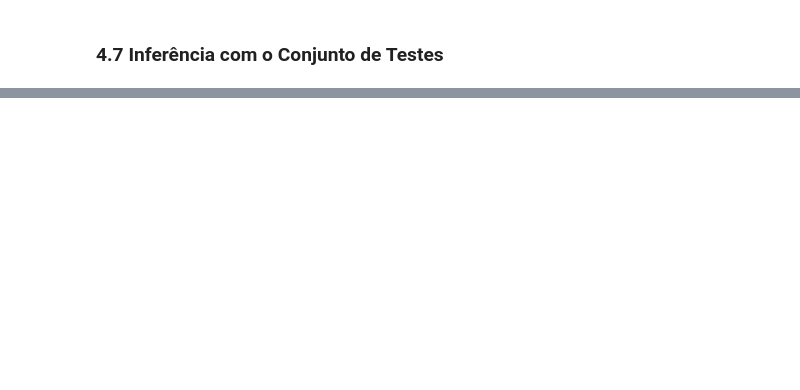
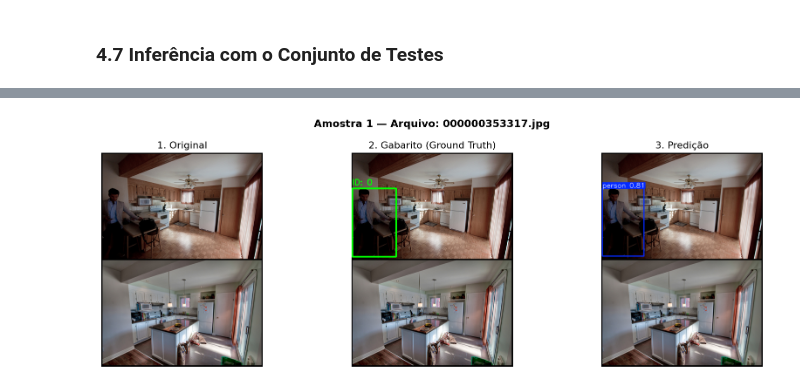
Before and after one commit to ANN-CNN/CNNs, a Jupyter notebook: src/Yolo5.ipynb, the cells around one changed output, grey strips where cells are left out. Saved outputs shown, nothing was run; the diff lists cells and outputs as text; code cells hidden in the pictures; blank space fills up the shorter version.

Commit message:
Fix Yolo

```diff
--- a/src/Yolo5.ipynb
+++ b/src/Yolo5.ipynb
@@ -255,0 +264,99 @@ print("\n✅ Fluxo finalizado! O seu modelo está treinado, testado e com backup
+# %%
+from IPython.display import display, Image
+import matplotlib.pyplot as plt
+import cv2
+import os
+import glob
+import random
+import datetime
+import torch
+
+print("\n>>> GERANDO AMOSTRAS COMPARATIVAS (YOLOv5)...")
+
+# 1. Caminhos do Dataset e Modelo
+pasta_base_dataset = "/content/Yolo_dataset"
+diretorio_imagens_teste = f"{pasta_base_dataset}/images/test"
+diretorio_labels_teste = f"{pasta_base_dataset}/labels/test"
+caminho_modelo = f"{pasta_treino_drive}/weights/best.pt"
+
+if not os.path.exists(caminho_modelo):
+    print(f"❌ ERRO: Arquivo best.pt não encontrado em: {caminho_modelo}")
+else:
+    # --- AUDITORIA DE GARANTIA: NOME, CAMINHO E HORA ---
+    nome_arquivo_modelo = os.path.basename(caminho_modelo)
+    hora_mod = datetime.datetime.fromtimestamp(os.path.getmtime(caminho_modelo)).strftime('%H:%M:%S de %d/%m/%Y')
+
+    print("-" * 70)
+    print("✅ AUDITORIA DO PESO UTILIZADO:")
+    print(f"📌 Nome:   {nome_arquivo_modelo}")
+    print(f"📂 Caminho: {caminho_modelo}")
+    print(f"🕒 Hora:   {hora_mod}")
+    print("-" * 70)
+    print("\n")
+
+    # Carrega o modelo YOLOv5 nativo
+    cwd_atual = os.getcwd()
+    os.chdir('/content/yolov5')
+    modelo_v5 = torch.hub.load('.', 'custom', path=caminho_modelo, source='local', force_reload=False)
+    modelo_v5.conf, modelo_v5.iou = 0.5, 0.5
+    os.chdir(cwd_atual)
+
+def desenhar_gabarito(img, caminho_label):
+    h, w = img.shape[:2]
+    if os.path.exists(caminho_label):
+        with open(caminho_label, 'r') as f:
+            for linha in f:
+                partes = linha.strip().split()
+                if len(partes) >= 5:
+                    cls_id = int(partes[0])
+                    cx, cy, bw, bh = map(float, partes[1:5])
+                    x1, y1 = int((cx - bw / 2) * w), int((cy - bh / 2) * h)
+                    x2, y2 = int((cx + bw / 2) * w), int((cy + bh / 2) * h)
+                    cv2.rectangle(img, (x1, y1), (x2, y2), (0, 255, 0), 3)
+                    cv2.putText(img, f"ID: {cls_id}", (x1, max(y1-10, 20)),
+                                cv2.FONT_HERSHEY_SIMPLEX, 0.8, (0, 255, 0), 2)
+    return cv2.cvtColor(img, cv2.COLOR_BGR2RGB)
+
+def mostrar_amostras_separadas(dir_imgs, dir_labels, modelo_yolo, qtd_amostras=3):
+    todas_imagens = glob.glob(f"{dir_imgs}/*.[jJ][pP][gG]") + glob.glob(f"{dir_imgs}/*.[pP][nN][gG]")
+    if len(todas_imagens) < qtd_amostras:
+        print(f"⚠️ Imagens insuficientes! Encontradas apenas {len(todas_imagens)}.")
+        return
+
+    amostras = random.sample(todas_imagens, qtd_amostras)
+
+    for i, caminho_img in enumerate(amostras):
+        nome_arquivo = os.path.basename(caminho_img)
+        caminho_label = os.path.join(dir_labels, os.path.splitext(nome_arquivo)[0] + ".txt")
+
+        # Processamento das imagens
+        orig = cv2.cvtColor(cv2.imread(caminho_img), cv2.COLOR_BGR2RGB)
+        gt = desenhar_gabarito(cv2.imread(caminho_img), caminho_label)
+
+        resultados = modelo_yolo(caminho_img)
+        resultados.render()
+        pred = resultados.ims[0]
+
+        # Layout minimalista de 1 linha por amostra
+        fig, axes = plt.subplots(1, 3, figsize=(15, 5))
+        fig.suptitle(f"Amostra {i+1} — Arquivo: {nome_arquivo}", fontsize=14, fontweight='bold')
+
+        axes[0].imshow(orig); axes[0].set_title("1. Original"); axes[0].axis('off')
+        axes[1].imshow(gt);   axes[1].set_title("2. Gabarito (Ground Truth)"); axes[1].axis('off')
+        axes[2].imshow(pred); axes[2].set_title("3. Predição"); axes[2].axis('off')
+
+        plt.tight_layout()
+
+        caminho_temp = f"/content/amostra_{i+1}.png"
+        plt.savefig(caminho_temp, bbox_inches='tight', dpi=120)
+        plt.close()
+
+        display(Image(filename=caminho_temp))
+        print("-" * 70)
+        print("\n")
+
+if 'modelo_v5' in locals():
+    mostrar_amostras_separadas(diretorio_imagens_teste, diretorio_labels_teste, modelo_v5)
+
+print("\n✅ Processo finalizado com sucesso!")
+# %% [output]
@@ -255,0 +375 @@ print("\n✅ Fluxo finalizado! O seu modelo está treinado, testado e com backup
+[figure, added]
```
Also changed, not shown: parts of 10 cells of this notebook, 3 other files.
